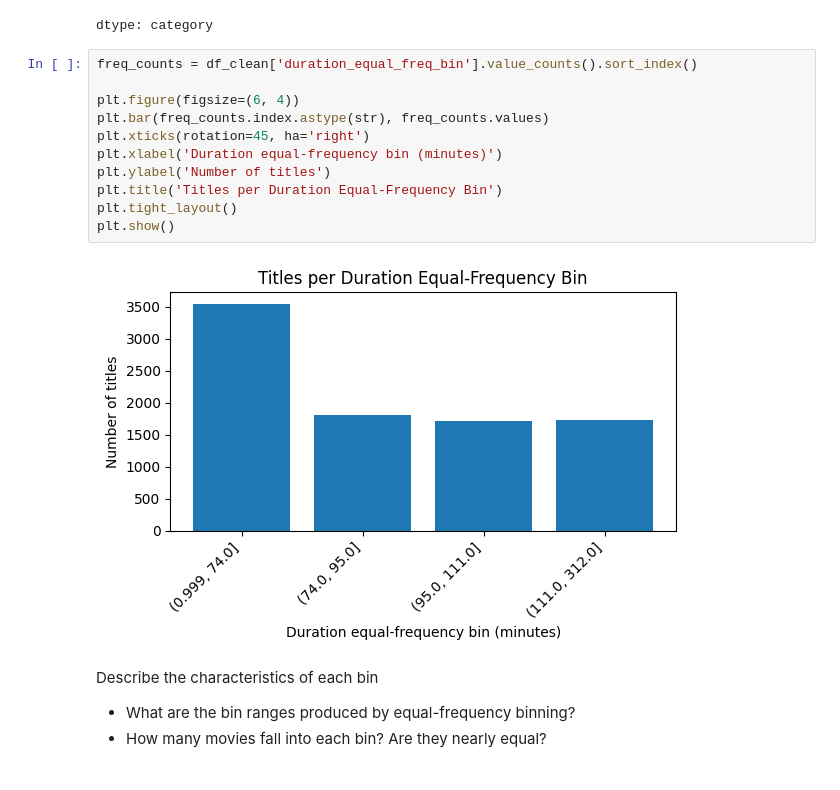
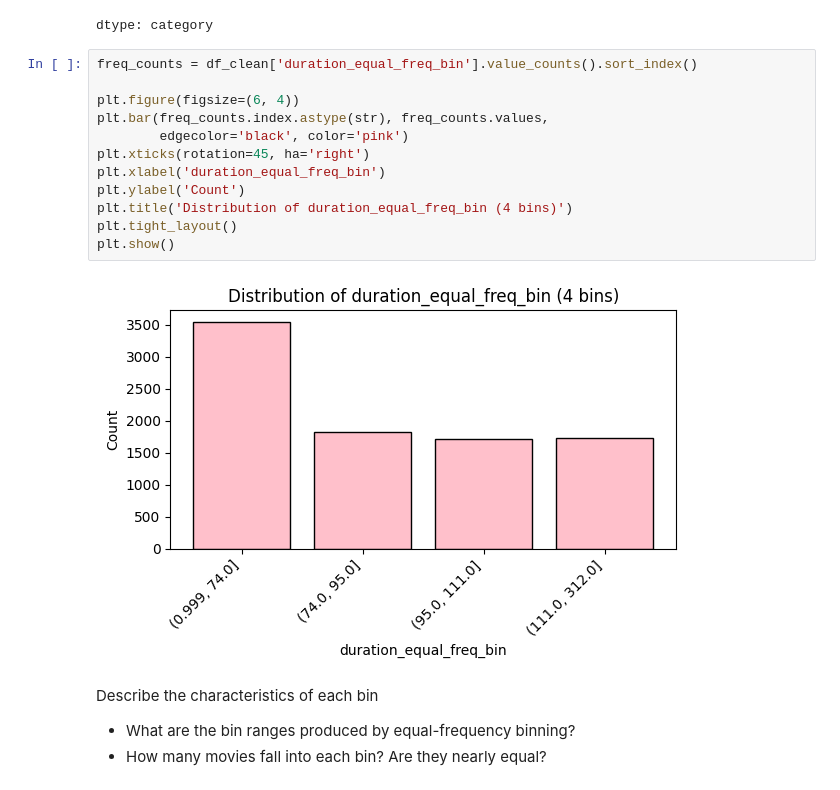
Before and after one commit to Saraldedv/CCDATSCL_EXERCISE_COM222, a Jupyter notebook: Exercise2.ipynb, the cells around one changed output. Drawn from its saved outputs; the diff is of its cells as text.

```diff
--- a/Exercise2.ipynb
+++ b/Exercise2.ipynb
@@ -345,16 +345,17 @@ dtype: category
 # %%
 freq_counts = df_clean['duration_equal_freq_bin'].value_counts().sort_index()
 
 plt.figure(figsize=(6, 4))
-plt.bar(freq_counts.index.astype(str), freq_counts.values)
+plt.bar(freq_counts.index.astype(str), freq_counts.values,
+        edgecolor='black', color='pink')
 plt.xticks(rotation=45, ha='right')
-plt.xlabel('Duration equal-frequency bin (minutes)')
-plt.ylabel('Number of titles')
-plt.title('Titles per Duration Equal-Frequency Bin')
+plt.xlabel('duration_equal_freq_bin')
+plt.ylabel('Count')
+plt.title('Distribution of duration_equal_freq_bin (4 bins)')
 plt.tight_layout()
 plt.show()
 # %% [output]
-[figure, old version]
+[figure, new version]
 # %% [markdown]
 Describe the characteristics of each bin
 
```
Also changed, not shown: parts of 3 cells of this notebook.
